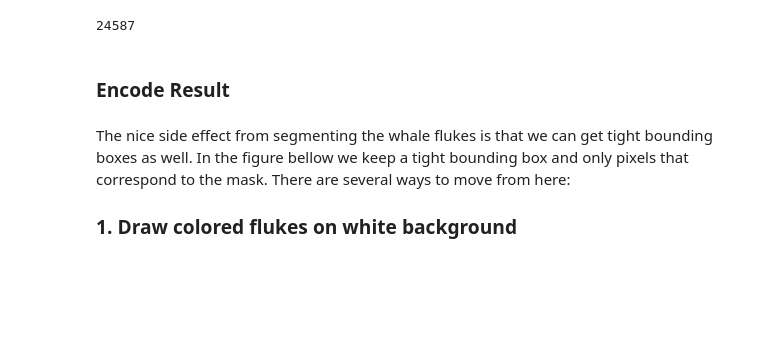
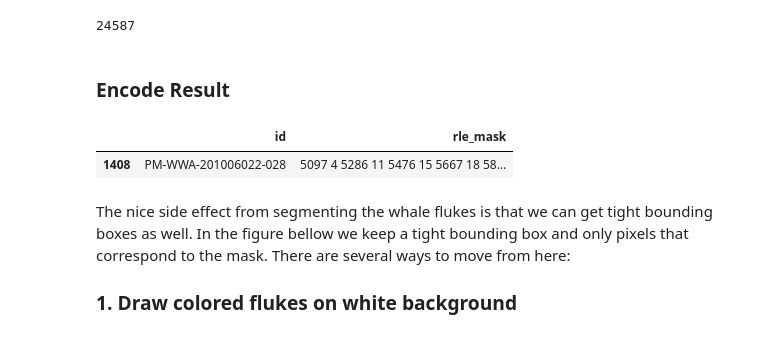
Before and after one commit to philippschw/whale_pytorch, a Jupyter notebook: masks/generalizing-whale-masks-with-masked-results_whalechallenge.ipynb, the cells around one changed output. Drawn from its saved outputs; the diff is of its cells as text; code cells hidden in the pictures; blank space fills up the shorter version.

Commit message:
update mask script

```diff
--- a/masks/generalizing-whale-masks-with-masked-results_whalechallenge.ipynb
+++ b/masks/generalizing-whale-masks-with-masked-results_whalechallenge.ipynb
@@ -434,6 +437,11 @@ mask_df['id'] = img_Ids
 mask_df['rle_mask'] = pd.Series(rles).apply(lambda x: ' '.join(str(y) for y in x))
 # %%
 mask_df.to_csv('model_50A_slim_ensemble.csv', index=False)
+# %%
+mask_df.sample()
+# %% [output]
+|  | id | rle_mask |
+| 1408 | PM-WWA-201006022-028 | 5097 4 5286 11 5476 15 5667 18 58... |
 # %% [markdown]
 The nice side effect from segmenting the whale flukes is that we can get tight bounding boxes as well. In the figure bellow we keep a tight bounding box and only pixels that correspond to the mask. There are several ways to move from here:
 ### 1. Draw colored flukes on white background
```
Also changed, not shown: parts of 1 cell of this notebook.
